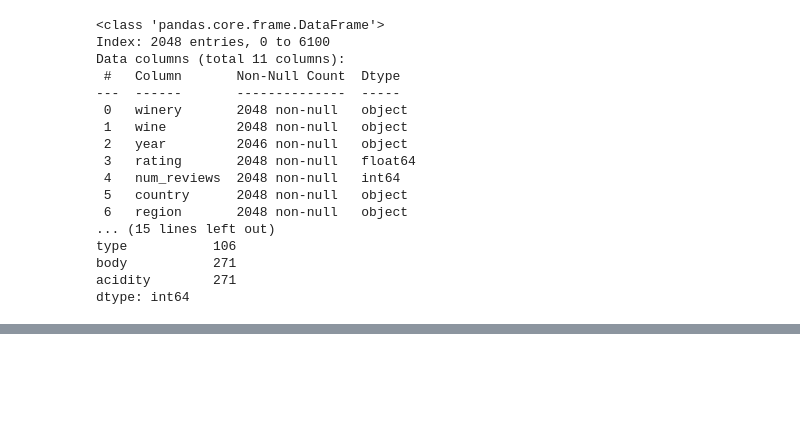
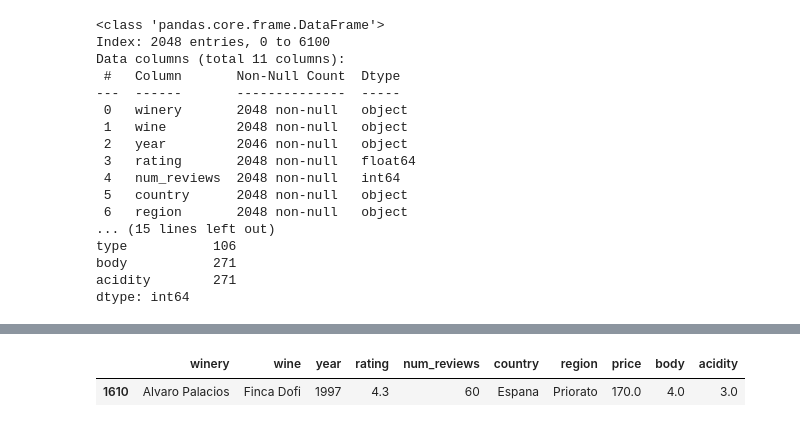
Before and after one commit to IRF1991/wine_test_dataset, a Jupyter notebook: notebooks/spanish_wine.ipynb, the cells around one changed output, grey strips where cells are left out. Saved outputs shown, nothing was run; the diff lists cells and outputs as text; code cells hidden in the pictures; blank space fills up the shorter version.

```diff
--- a/notebooks/spanish_wine.ipynb
+++ b/notebooks/spanish_wine.ipynb
@@ -100,0 +192,11 @@ dtype: int64
+# %%
+# Relleno los nulos de body y acidity usando los valores medios por tipo de vino y elimino la columna "type"
+
+df["body"] = df.groupby("type")["body"].transform(lambda x: x.fillna(x.mean()))
+df["acidity"] = df.groupby("type")["acidity"].transform(lambda x: x.fillna(x.mean()))
+df = df.drop(columns=["type"])
+# %%
+df.sample(1)
+# %% [output]
+|  | winery | wine | year | rating | num_reviews | country | region | price | body | acidity |
+| 1610 | Alvaro Palacios | Finca Dofi | 1997 | 4.3 | 60 | Espana | Priorato | 170.0 | 4.0 | 3.0 |
```
Also changed, not shown: parts of 18 cells of this notebook.
